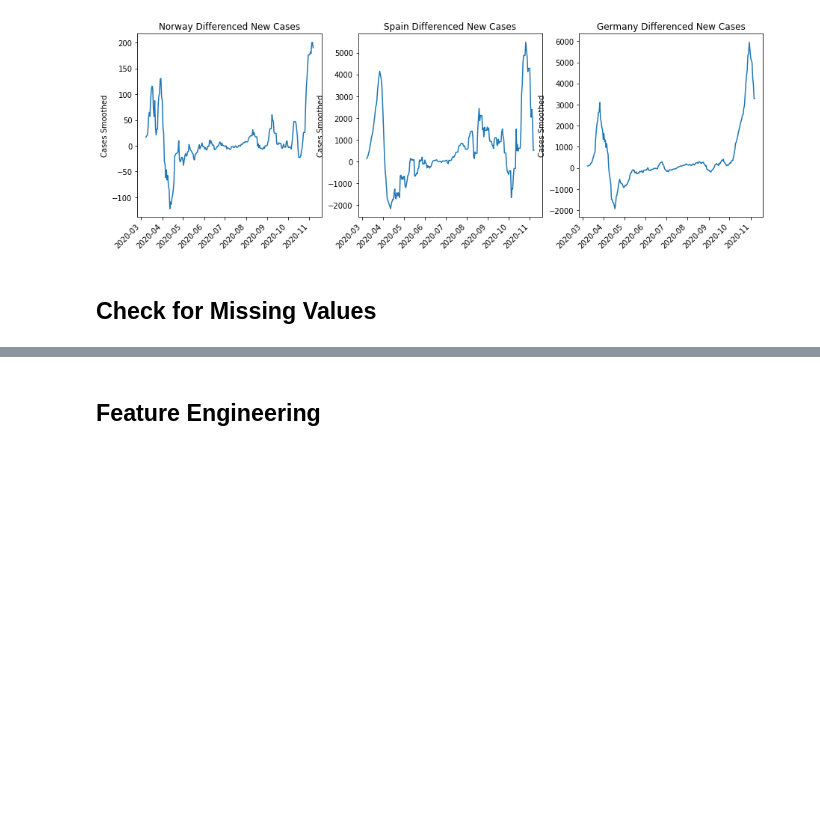
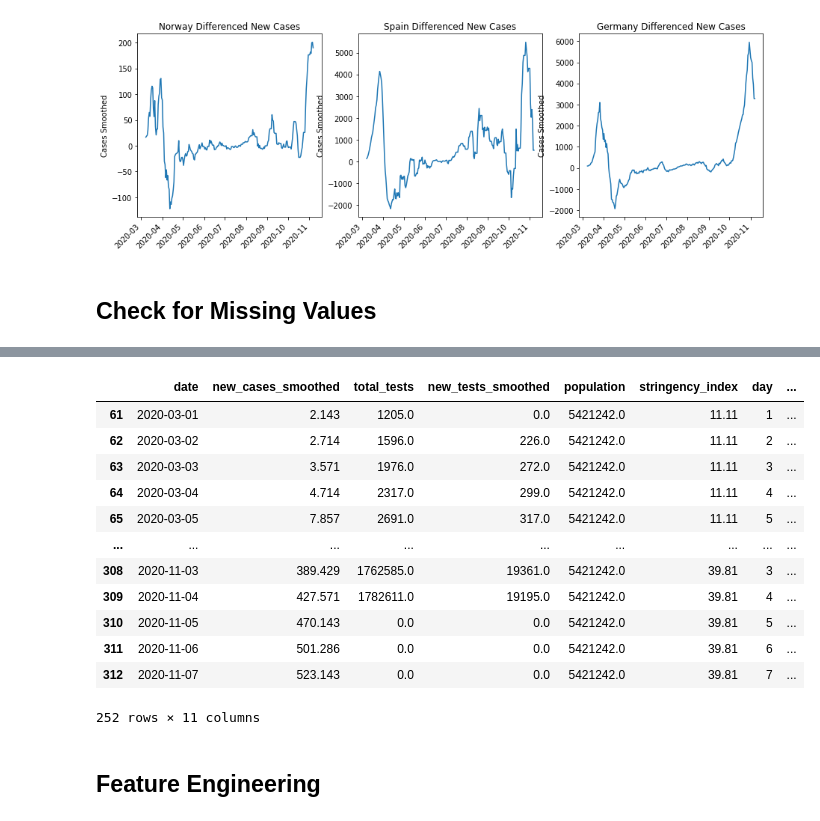
Before and after one commit to ostormer/covid_ml, a Jupyter notebook: Random Forest European Countries.ipynb, the cells around one changed output, grey strips where cells are left out. Saved outputs shown, nothing was run; the diff lists cells and outputs as text; code cells hidden in the pictures; blank space fills up the shorter version.

```diff
--- a/Random Forest European Countries.ipynb
+++ b/Random Forest European Countries.ipynb
@@ -203,6 +203,22 @@ year                  0.000000
 weekday               0.000000
 new_cases_diff        2.777778
 dtype: float64
+# %%
+nor_df
+# %% [output]
+|  | date | new_cases_smoothed | total_tests | new_tests_smoothed | population | stringency_index | day | ... |
+| 61 | 2020-03-01 | 2.143 | 1205.0 | 0.0 | 5421242.0 | 11.11 | 1 | ... |
+| 62 | 2020-03-02 | 2.714 | 1596.0 | 226.0 | 5421242.0 | 11.11 | 2 | ... |
+| 63 | 2020-03-03 | 3.571 | 1976.0 | 272.0 | 5421242.0 | 11.11 | 3 | ... |
+| 64 | 2020-03-04 | 4.714 | 2317.0 | 299.0 | 5421242.0 | 11.11 | 4 | ... |
+| 65 | 2020-03-05 | 7.857 | 2691.0 | 317.0 | 5421242.0 | 11.11 | 5 | ... |
+| ... | ... | ... | ... | ... | ... | ... | ... | ... |
+| 308 | 2020-11-03 | 389.429 | 1762585.0 | 19361.0 | 5421242.0 | 39.81 | 3 | ... |
+| 309 | 2020-11-04 | 427.571 | 1782611.0 | 19195.0 | 5421242.0 | 39.81 | 4 | ... |
+| 310 | 2020-11-05 | 470.143 | 0.0 | 0.0 | 5421242.0 | 39.81 | 5 | ... |
+| 311 | 2020-11-06 | 501.286 | 0.0 | 0.0 | 5421242.0 | 39.81 | 6 | ... |
+| 312 | 2020-11-07 | 523.143 | 0.0 | 0.0 | 5421242.0 | 39.81 | 7 | ... |
+252 rows × 11 columns
 # %% [markdown]
 ## Feature Engineering
 # %%
```
Also changed, not shown: parts of 9 cells of this notebook.
